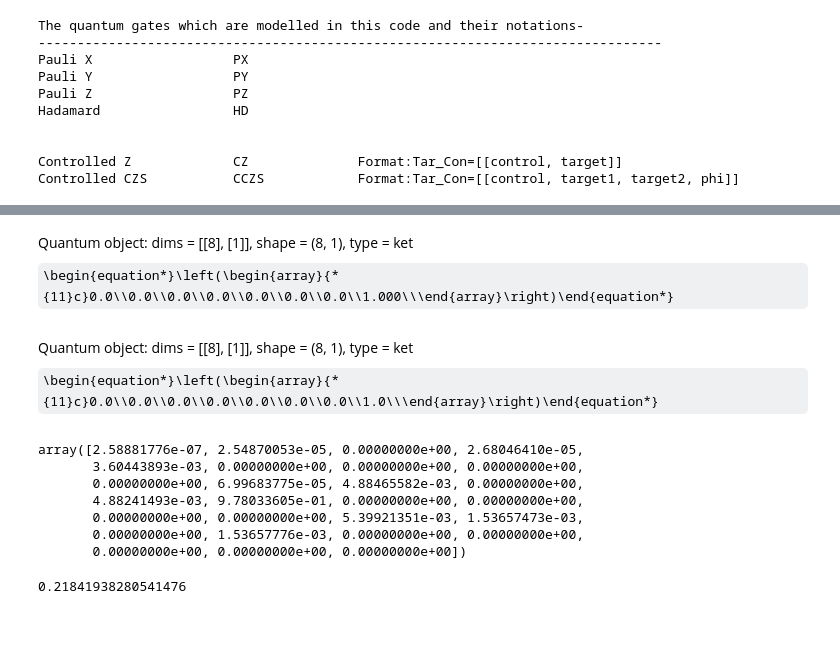
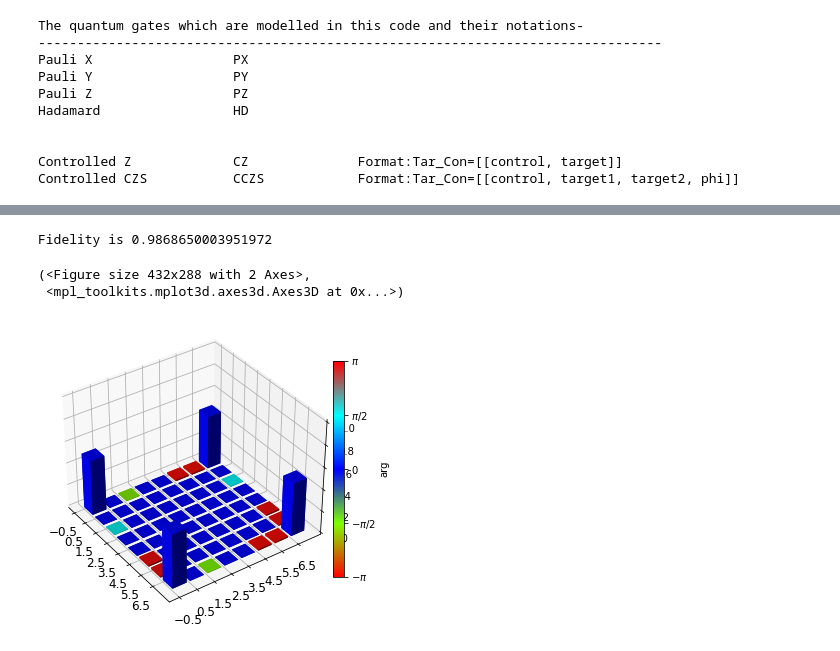
Before and after one commit to Kamanasish-Debnath/WACQT-Quantum-Simulator-using-Master-Equation, a Jupyter notebook: Example using the simulator/Chris.ipynb, the cells around one changed output, grey strips where cells are left out. Cells and saved outputs as stored; diff of their text form; code cells hidden in the pictures; some formulas as TeX source; blank space fills up the shorter version.

Commit message:
gate update

```diff
--- a/Example using the simulator/Chris.ipynb
+++ b/Example using the simulator/Chris.ipynb
@@ -144,34 +112,18 @@ Quantum object: dims = [[3, 3, 3], [1, 1, 1]], shape = (27, 1), type = ket\begin
 # %%
+# Using 3 qubit gate
 gate=[]
-# gate.append(Add_gate(name=["HD", "PX"], Tar_Con=[0, 1],      angle=[pi/2, pi/2]              ))
+gate.append(Add_gate(name=["HD", "PX"], Tar_Con=[0, 1],      angle=[pi/2, pi]              ))
 gate.append(Add_gate(name=["CCZS"    ], Tar_Con=[[0,1,2,0]], angle=[0]        ))
-# gate.append(Add_gate(name=["PX"      ], Tar_Con=[1],         angle=[pi/2]           ))
+gate.append(Add_gate(name=["PX"      ], Tar_Con=[1],         angle=[pi]           ))
 
+Ini = tensor(basis(3,0), basis(3,0), basis(3,0)).unit()
 
-
-Ini = tensor(basis(3,1), basis(3,1), basis(3,1)).unit()
-
-fstate = CS.Execute(Hamiltonian, [] , gate, Ini)
-Qobj(to2levels(fstate*fstate.dag()))
+fstate = CS.Execute(Hamiltonian, c_ops , gate, Ini)
+fstate = project_to_qubit(fstate)
+print("Fidelity is", fidelity(fstate, rho_GHZ)**2)
+visualization.matrix_histogram_complex(fstate)
 # %% [output]
-Quantum object: dims = [[8], [1]], shape = (8, 1), type = ket\begin{equation*}\left(\begin{array}{*{11}c}0.0\\0.0\\0.0\\0.0\\0.0\\0.0\\0.0\\1.000\\\end{array}\right)\end{equation*}
+Fidelity is 0.9868650003951972
+(<Figure size 432x288 with 2 Axes>,
+ <mpl_toolkits.mplot3d.axes3d.Axes3D at 0x...>)
+[figure, added]
-# %%
-Qobj(to2levels(Ini*Ini.dag()))
-# %% [output]
-Quantum object: dims = [[8], [1]], shape = (8, 1), type = ket\begin{equation*}\left(\begin{array}{*{11}c}0.0\\0.0\\0.0\\0.0\\0.0\\0.0\\0.0\\1.0\\\end{array}\right)\end{equation*}
-# %%
-fstate.diag()
-# %% [output]
-array([2.58881776e-07, 2.54870053e-05, 0.00000000e+00, 2.68046410e-05,
-       3.60443893e-03, 0.00000000e+00, 0.00000000e+00, 0.00000000e+00,
-       0.00000000e+00, 6.99683775e-05, 4.88465582e-03, 0.00000000e+00,
-       4.88241493e-03, 9.78033605e-01, 0.00000000e+00, 0.00000000e+00,
-       0.00000000e+00, 0.00000000e+00, 5.39921351e-03, 1.53657473e-03,
-       0.00000000e+00, 1.53657776e-03, 0.00000000e+00, 0.00000000e+00,
-       0.00000000e+00, 0.00000000e+00, 0.00000000e+00])
-# %%
-GHZ = tensor([basis(3,0)]*3) + tensor([basis(3,1)]*3)
-GHZ = GHZ.unit()
-fidelity(GHZ, fstate)
-# %% [output]
-0.21841938280541476
```
Also changed, not shown: parts of 8 cells of this notebook, 2 other files.
